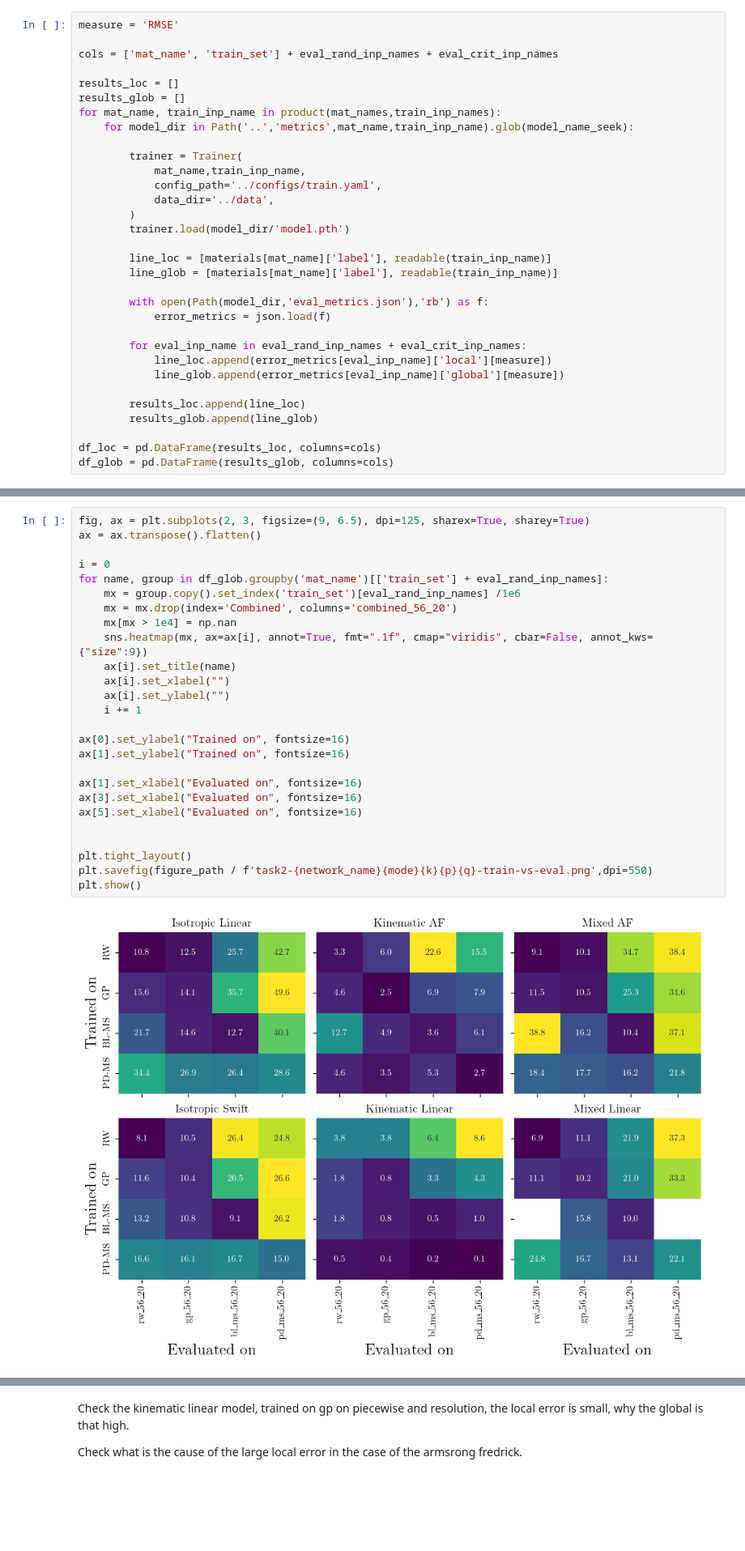
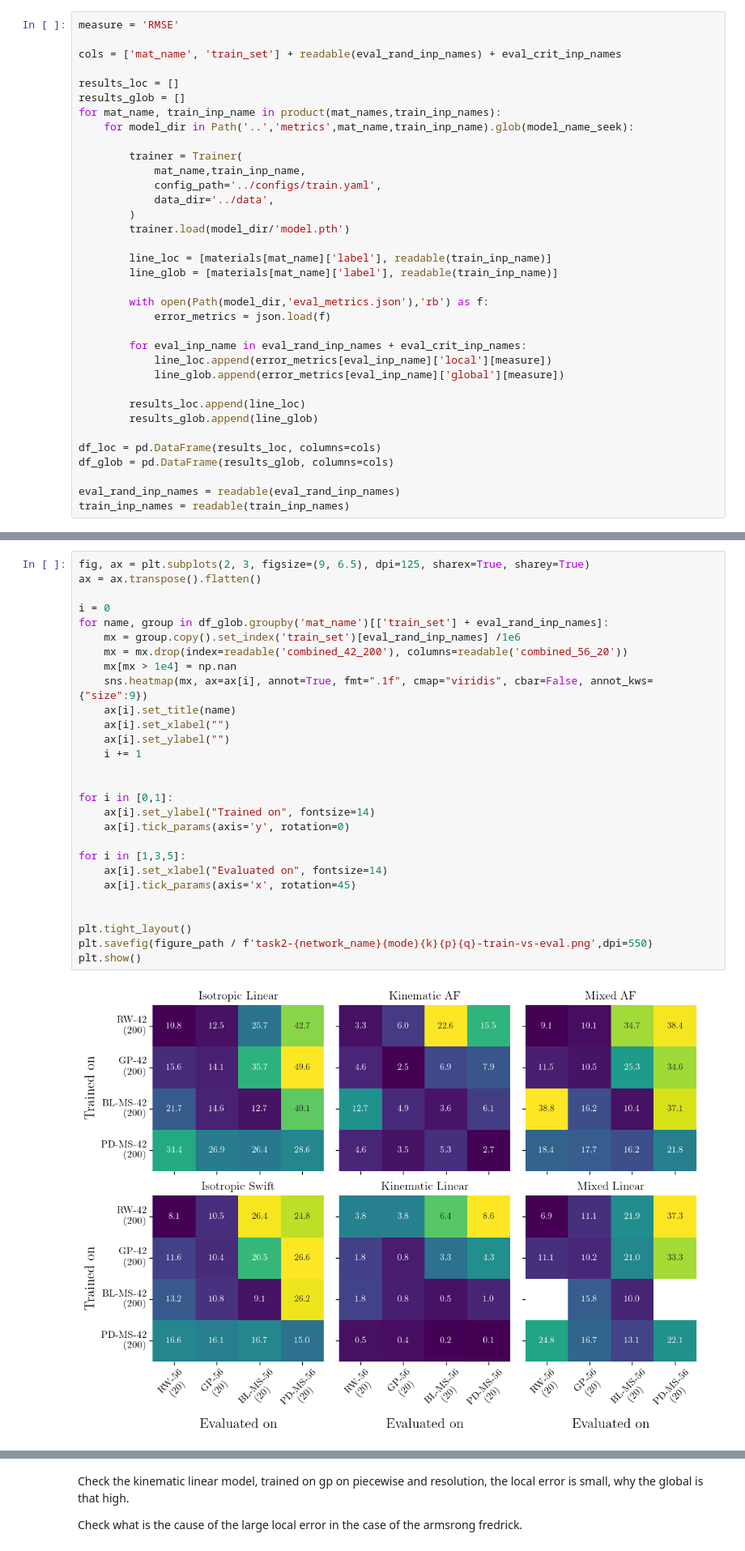
Before and after one commit to zsoca000/EP-neural-nets, a Jupyter notebook: notebooks/task2-comparision.ipynb, the cells around one changed output, grey strips where cells are left out. Shown at 81% size. Saved outputs shown, nothing was run; the diff lists cells and outputs as text; blank space fills up the shorter version.

```diff
--- a/notebooks/task2-comparision.ipynb
+++ b/notebooks/task2-comparision.ipynb
@@ -115,7 +118,7 @@ plt.show()
 # %%
 measure = 'RMSE'
 
-cols = ['mat_name', 'train_set'] + eval_rand_inp_names + eval_crit_inp_names
+cols = ['mat_name', 'train_set'] + readable(eval_rand_inp_names) + eval_crit_inp_names
 
 results_loc = []
 results_glob = []
@@ -144,6 +147,9 @@ for mat_name, train_inp_name in product(mat_names,train_inp_names):
 
 df_loc = pd.DataFrame(results_loc, columns=cols)
 df_glob = pd.DataFrame(results_glob, columns=cols)
+
+eval_rand_inp_names = readable(eval_rand_inp_names)
+train_inp_names = readable(train_inp_names)
 # %%
 fig, ax = plt.subplots(6, 2, figsize=(10, 15), dpi=100, sharex=True, sharey=True)
 
@@ -168,31 +174,33 @@ plt.show()
 # %%
 fig, ax = plt.subplots(2, 3, figsize=(9, 6.5), dpi=125, sharex=True, sharey=True)
 ax = ax.transpose().flatten()
 
 i = 0
 for name, group in df_glob.groupby('mat_name')[['train_set'] + eval_rand_inp_names]:
     mx = group.copy().set_index('train_set')[eval_rand_inp_names] /1e6
-    mx = mx.drop(index='Combined', columns='combined_56_20')
+    mx = mx.drop(index=readable('combined_42_200'), columns=readable('combined_56_20'))
     mx[mx > 1e4] = np.nan
     sns.heatmap(mx, ax=ax[i], annot=True, fmt=".1f", cmap="viridis", cbar=False, annot_kws={"size":9})
     ax[i].set_title(name)
     ax[i].set_xlabel("")
     ax[i].set_ylabel("")
     i += 1
 
-ax[0].set_ylabel("Trained on", fontsize=16)
-ax[1].set_ylabel("Trained on", fontsize=16)
 
-ax[1].set_xlabel("Evaluated on", fontsize=16)
-ax[3].set_xlabel("Evaluated on", fontsize=16)
-ax[5].set_xlabel("Evaluated on", fontsize=16)
+for i in [0,1]:
+    ax[i].set_ylabel("Trained on", fontsize=14)
+    ax[i].tick_params(axis='y', rotation=0)
+
+for i in [1,3,5]:
+    ax[i].set_xlabel("Evaluated on", fontsize=14)
+    ax[i].tick_params(axis='x', rotation=45)
 
 
 plt.tight_layout()
 plt.savefig(figure_path / f'task2-{network_name}{mode}{k}{p}{q}-train-vs-eval.png',dpi=550)
 plt.show()
 # %% [output]
-[figure, old version]
+[figure, new version]
 # %%
 fig, ax = plt.subplots(1, figsize=(4, 4), dpi=125)
 df_tmp = df_glob[df_glob['mat_name'] != 'Mixed Linear']
```
Also changed, not shown: parts of 7 cells of this notebook, 1 other file.
